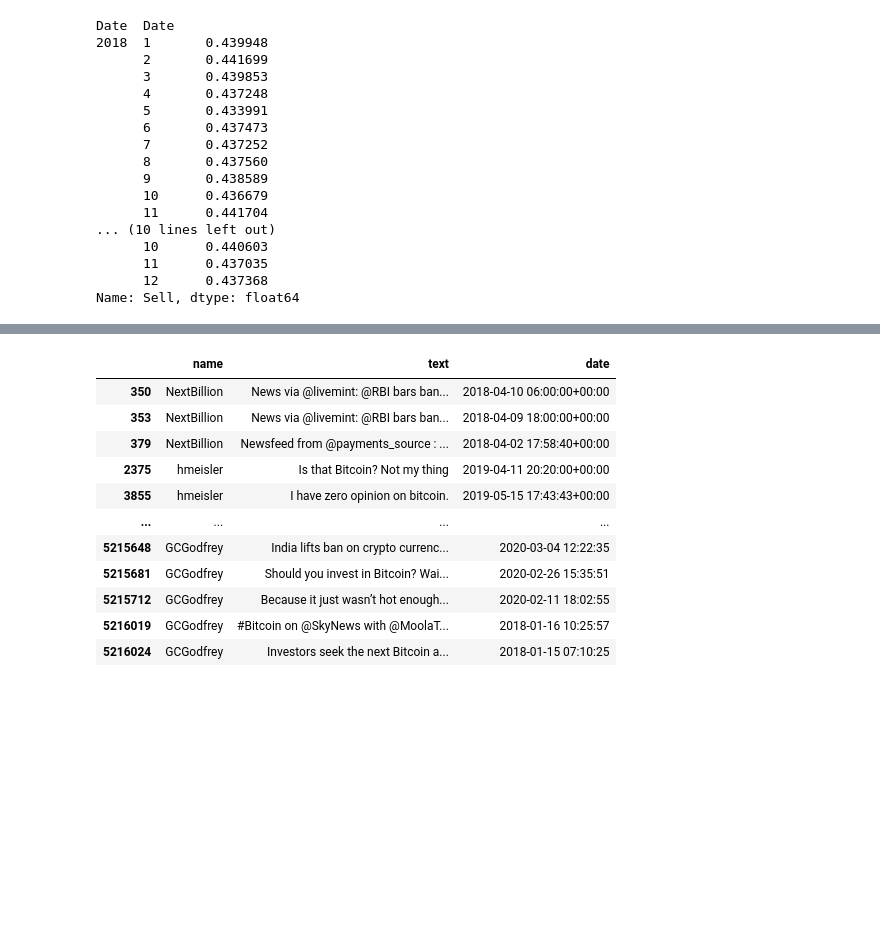
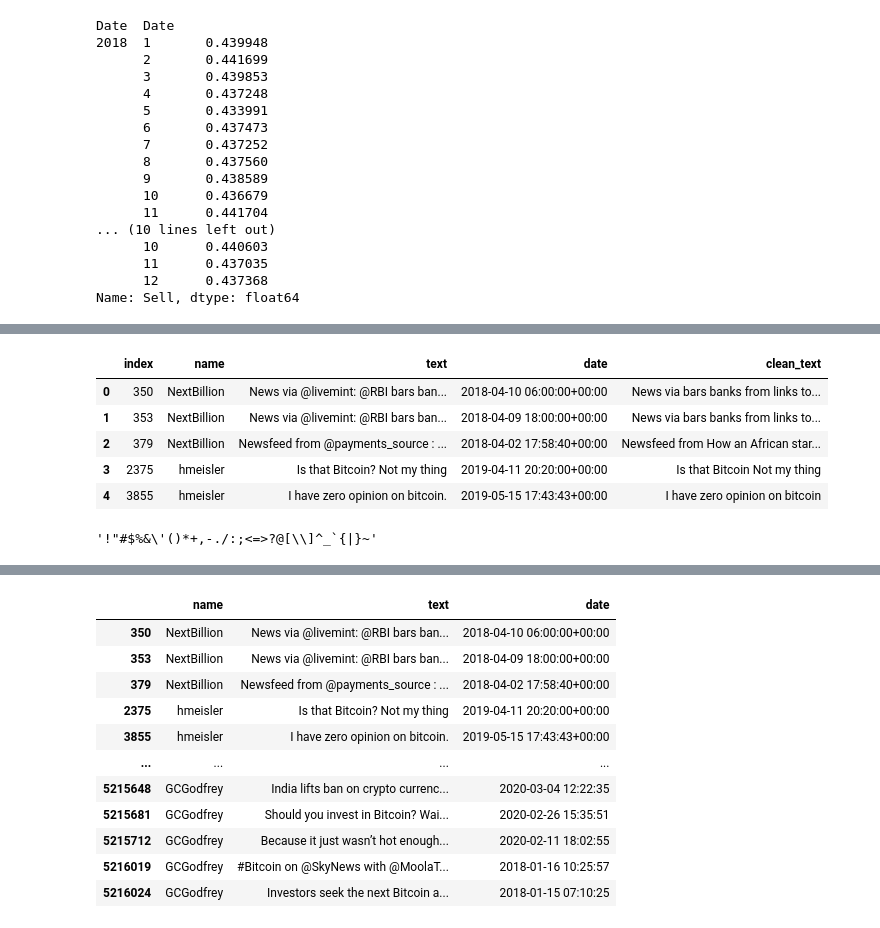
Before and after one commit to miguelperosanz/Sentiment_analysis, a Jupyter notebook: Tweets3_getting_sentiment.ipynb, the cells around one changed output, grey strips where cells are left out. Drawn from its saved outputs; the diff is of its cells as text; code cells hidden in the pictures; blank space fills up the shorter version.

```diff
--- a/Tweets3_getting_sentiment.ipynb
+++ b/Tweets3_getting_sentiment.ipynb
@@ -105,0 +121,31 @@ Name: Sell, dtype: float64
+# %%
+# we remove all the labels (words starting with "@")
+
+tweetscrypto['clean_text']=tweetscrypto['text'].str.replace('(\@\w+.*?)',"")
+
+
+# we remove the characters '!"#$%&\'()*+,-./:;<=>?@[\\]^_`{|}~':
+
+import string
+
+
+def remove_punctuation(text):
+    no_punct = "".join([c for c in text if c not in string.punctuation])
+    return no_punct
+
+
+tweetscrypto['clean_text']=tweetscrypto['clean_text'].apply(lambda x: remove_punctuation(x))
+# %%
+tweetscrypto.head()
+# %% [output]
+|  | index | name | text | date | clean_text |
+| 0 | 350 | NextBillion | News via @livemint: @RBI bars ban... | 2018-04-10 06:00:00+00:00 | News via bars banks from links to... |
+| 1 | 353 | NextBillion | News via @livemint: @RBI bars ban... | 2018-04-09 18:00:00+00:00 | News via bars banks from links to... |
+| 2 | 379 | NextBillion | Newsfeed from @payments_source : ... | 2018-04-02 17:58:40+00:00 | Newsfeed from How an African star... |
+| 3 | 2375 | hmeisler | Is that Bitcoin? Not my thing | 2019-04-11 20:20:00+00:00 | Is that Bitcoin Not my thing |
+| 4 | 3855 | hmeisler | I have zero opinion on bitcoin. | 2019-05-15 17:43:43+00:00 | I have zero opinion on bitcoin |
+# %%
+import string
+string.punctuation
+# %% [output]
+'!"#$%&\'()*+,-./:;<=>?@[\\]^_`{|}~'
```
Also changed, not shown: parts of 16 cells of this notebook.
